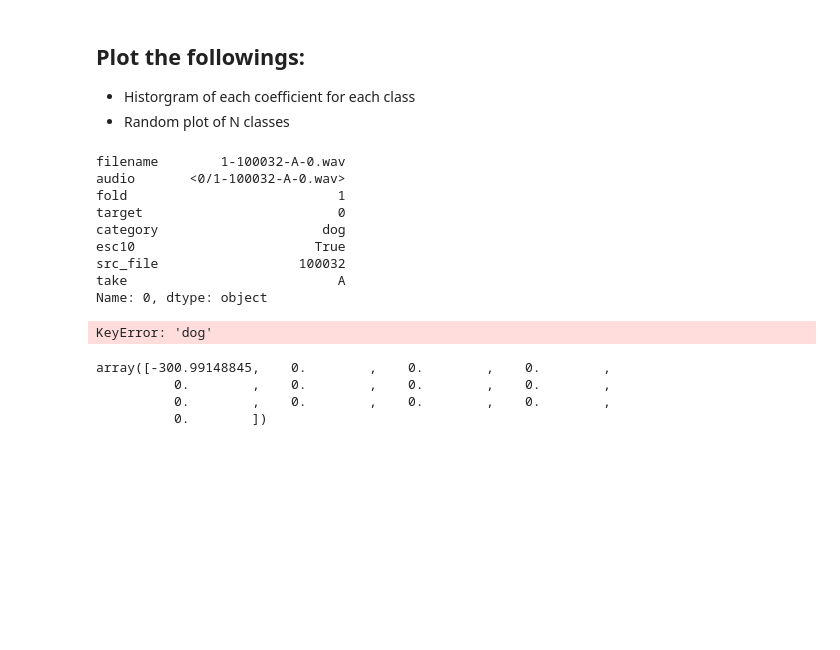
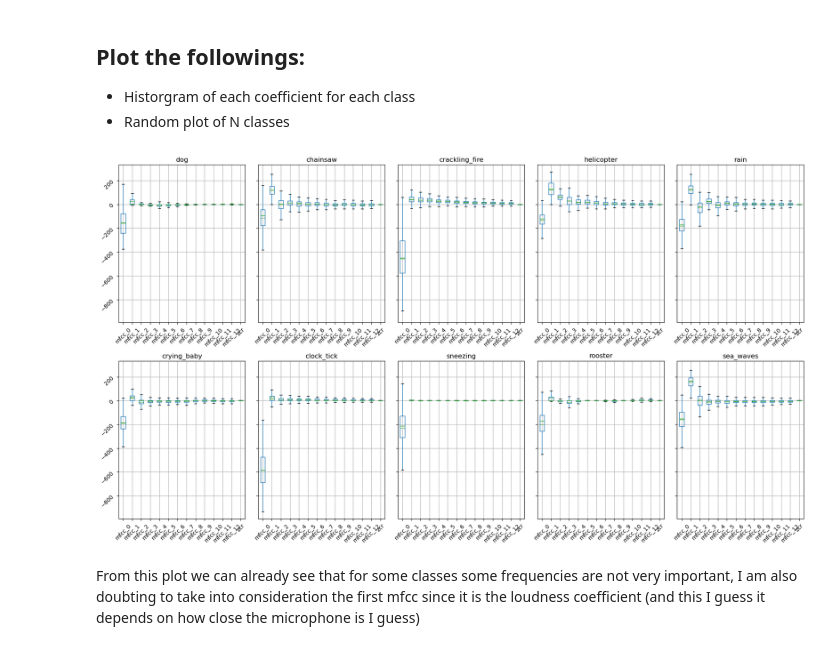
Before and after one commit to themaighi/HDA_environmentalsoundclassification, a Jupyter notebook: eda.ipynb, the cells around one changed output. Drawn from its saved outputs; the diff is of its cells as text; code cells hidden in the pictures; blank space fills up the shorter version.

Commit message:
create a plotting notebook

```diff
--- a/eda.ipynb
+++ b/eda.ipynb
@@ -5,3 +7,3 @@ import numpy as np
 # %%
 audio_dt = pd.read_pickle('data/imported_audio.pkl')
-audio_dt = audio_dt[audio_dt.esc10]
+audio_dt = audio_dt[audio_dt.esc10].reset_index(drop=True)
@@ -17,5 +10,16 @@ audio_dt.head()
+# %%
+audio_dt = general_processing(audio_dt)
 # %% [markdown]
 ## Plot the followings:
 - Historgram of each coefficient for each class
 - Random plot of N classes
+# %%
+dict_category = {}
+for i, row in audio_dt.iterrows():
+    try:
+        dict_category[row['category']]
+    except:
+        dict_category[row['category']] = pd.DataFrame()
+
+    dict_category[row['category']] = pd.concat([dict_category[row['category']], row['audio'].x_df])
 # %%
@@ -25,23 +26,0 @@ row = audio_dt.iloc[0]
-# %%
-row
-# %% [output]
-filename        1-100032-A-0.wav
-audio       <0/1-100032-A-0.wav>
-fold                           1
-target                         0
-category                     dog
-esc10                       True
-src_file                  100032
-take                           A
-Name: 0, dtype: object
-# %%
-dict_category[row['category']] = []
-# %% [output]
-KeyError: 'dog'
-# %%
-audio_dt['audio'][0].mfcc[0]
-# %% [output]
-array([-300.99148845,    0.        ,    0.        ,    0.        ,
-          0.        ,    0.        ,    0.        ,    0.        ,
-          0.        ,    0.        ,    0.        ,    0.        ,
-          0.        ])
@@ -47,0 +33,13 @@ array([-300.99148845,    0.        ,    0.        ,    0.        ,
+# %%
+fig, axs = plt.subplots(2, 5, figsize=(18, 10), sharey=True)
+ax_flatten = axs.flatten()
+for i, k in enumerate(dict_category.keys()):
+    dict_category[k].boxplot(ax=ax_flatten[i], showfliers=False, showmeans=True, meanline=True)
+    ax_flatten[i].title.set_text(k)
+    ax_flatten[i].tick_params(labelrotation=45)
+
+plt.tight_layout()
+# %% [output]
+[figure, added]
+# %% [markdown]
+From this plot we can already see that for some classes some frequencies are not very important, I am also doubting to take into consideration the first mfcc since it is the loudness coefficient (and this I guess it depends on how close the microphone is I guess)
```
Also changed, not shown: parts of 12 cells of this notebook, 2 other files.
